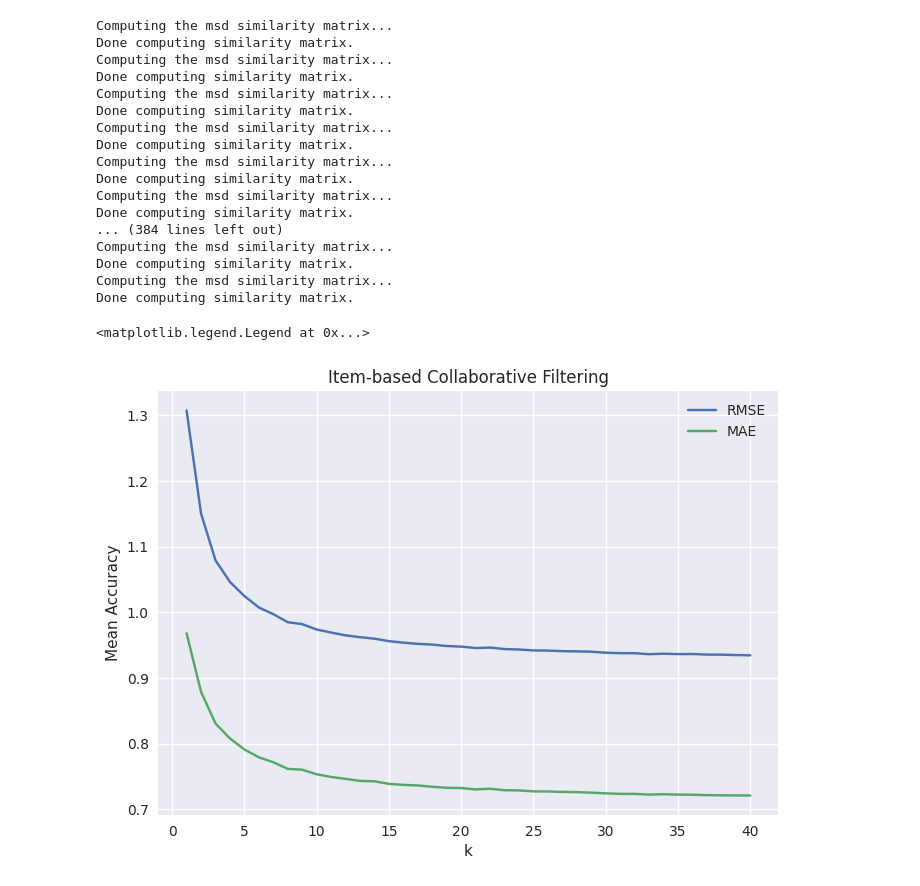
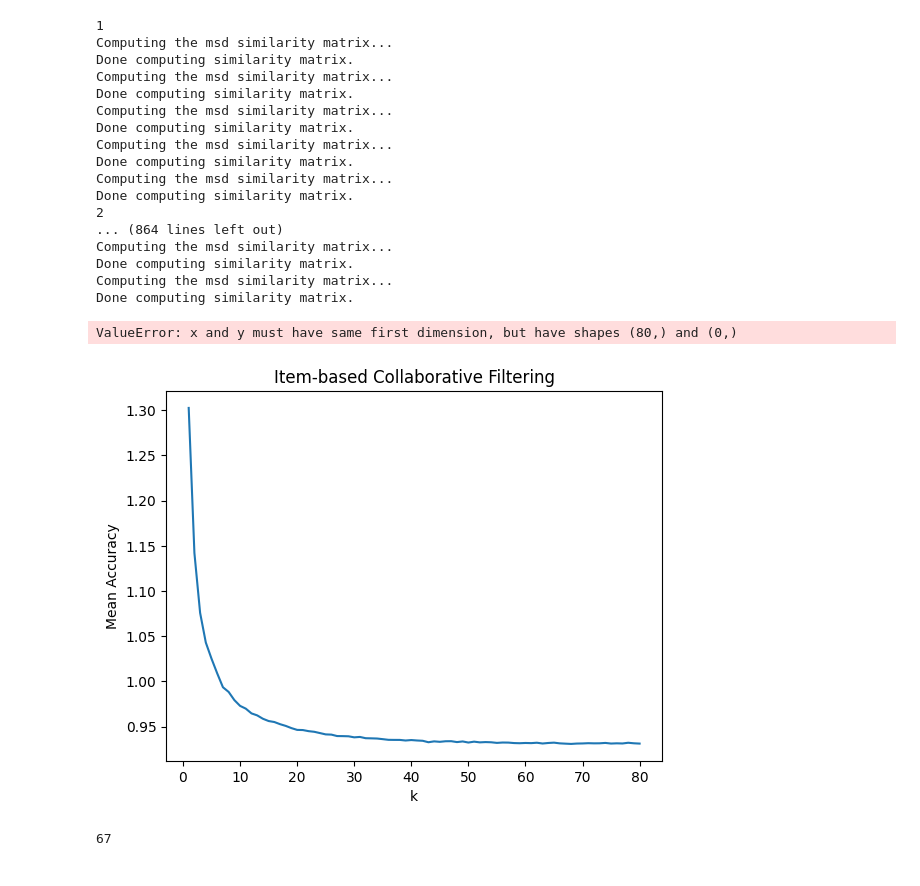
Before and after one commit to Clev7/CAP5610-HW3, a Jupyter notebook: recsys.ipynb, the cells around one changed output. Cells and saved outputs as stored; diff of their text form; code cells hidden in the pictures.

```diff
--- a/recsys.ipynb
+++ b/recsys.ipynb
@@ -108,7 +106,7 @@ sim_options = {
     "user_based": True
 }
 algo = KNNBasic(sim_optons=sim_options)
-cv = cross_validate(algo, data, measures=['rmse', 'mae'], cv=5)
+cv_ub_pearson = cross_validate(algo, data, measures=['rmse', 'mae'], cv=5, verbose=True)
 rmse_mean = cv["test_rmse"].mean()
 mae_mean = cv["test_mae"].mean()
 print(f'RMSE Mean Accuracy: {rmse_mean}')
@@ -134,7 +139,7 @@ sim_options = {
     "user_based": False
 }
 algo = KNNBasic(sim_optons=sim_options)
-cv = cross_validate(algo, data, measures=['rmse', 'mae'], cv=5)
+cv_ib_msd = cross_validate(algo, data, measures=['rmse', 'mae'], cv=5, verbose=True)
 rmse_mean = cv["test_rmse"].mean()
 mae_mean = cv["test_mae"].mean()
 print(f'RMSE Mean Accuracy: {rmse_mean}')
@@ -160,7 +172,7 @@ sim_options = {
     "user_based": False
 }
 algo = KNNBasic(sim_optons=sim_options)
-cv = cross_validate(algo, data, measures=['rmse', 'mae'], cv=5)
+cv_ib_cosine = cross_validate(algo, data, measures=['rmse', 'mae'], cv=5, verbose=True)
 rmse_mean = cv["test_rmse"].mean()
 mae_mean = cv["test_mae"].mean()
 print(f'RMSE Mean Accuracy: {rmse_mean}')
@@ -222,10 +275,12 @@ plt.style.use('seaborn')
 sim_options = {
     "user_based": True
 }
-k_vals = [k for k in range(1, 41)]
+
+k_vals = range(1, 81)
 rmse_means = []
 mae_means = []
 for k in k_vals:
+    print(k)
     algo = KNNBasic(k=k, sim_options=sim_options)
     cv = cross_validate(algo, data, measures=['rmse', 'mae'], cv=5)
     rmse_mean = cv["test_rmse"].mean()
@@ -267,41 +326,43 @@ Done computing similarity matrix.
 sim_options = {
     "user_based": False
 }
-k_vals = [k for k in range(1, 41)]
+k_vals = range(1, 81)
 rmse_means = []
 mae_means = []
 for k in k_vals:
+    print(k)
     algo = KNNBasic(k=k, sim_options=sim_options)
-    cv = cross_validate(algo, data, measures=['rmse', 'mae'], cv=5)
+    cv = cross_validate(algo, data, measures=['rmse'], cv=5)
     rmse_mean = cv["test_rmse"].mean()
     rmse_means.append(rmse_mean)
-    mae_mean = cv["test_mae"].mean()
-    mae_means.append(mae_mean)
 
 fig, ax = plt.subplots()
 ax.set_title("Item-based Collaborative Filtering")
 ax.set_xlabel("k")
 ax.set_ylabel("Mean Accuracy")
 ax.plot(k_vals, rmse_means, label='RMSE')
-ax.plot(k_vals, mae_means, label='MAE')
 ax.legend()
 # %% [output]
+1
 Computing the msd similarity matrix...
 Done computing similarity matrix.
 Computing the msd similarity matrix...
 Done computing similarity matrix.
 Computing the msd similarity matrix...
 Done computing similarity matrix.
 Computing the msd similarity matrix...
 Done computing similarity matrix.
 Computing the msd similarity matrix...
 Done computing similarity matrix.
-Computing the msd similarity matrix...
-Done computing similarity matrix.
-... (384 lines left out)
+2
+... (864 lines left out)
 Computing the msd similarity matrix...
 Done computing similarity matrix.
 Computing the msd similarity matrix...
 Done computing similarity matrix.
-<matplotlib.legend.Legend at 0x...>
+ValueError: x and y must have same first dimension, but have shapes (80,) and (0,)
-[figure, old version]
+[figure, new version]
+# %%
+rmse_means.index(min(rmse_means))
+# %% [output]
+67
```
Also changed, not shown: parts of 15 cells of this notebook, 7 other files.
